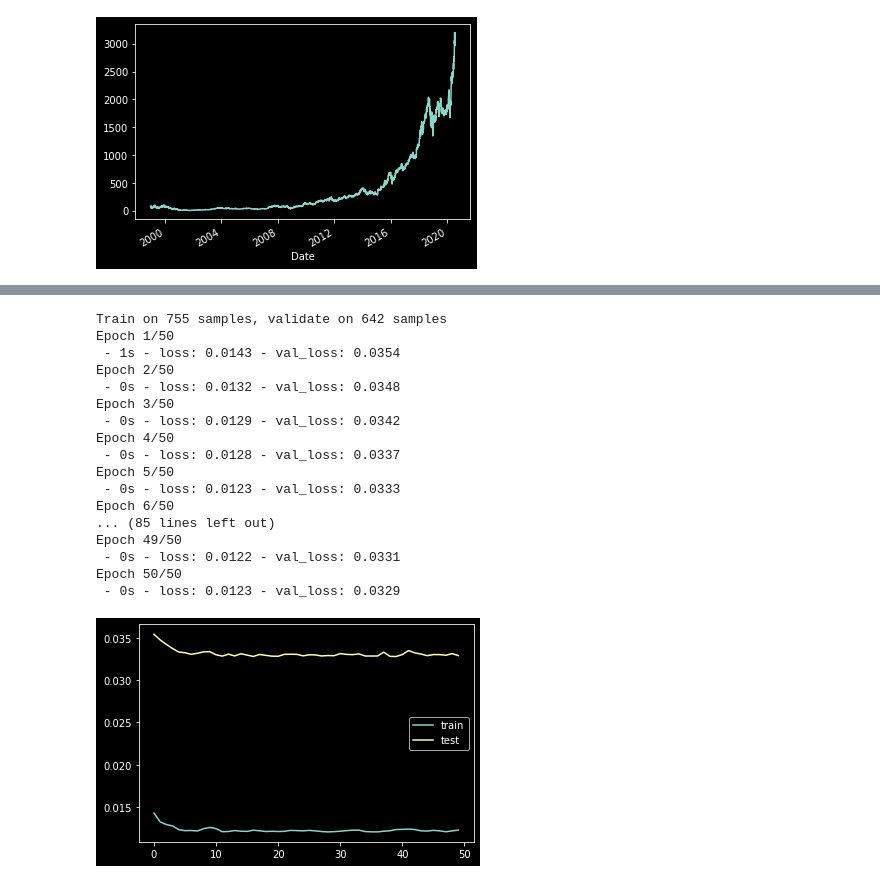
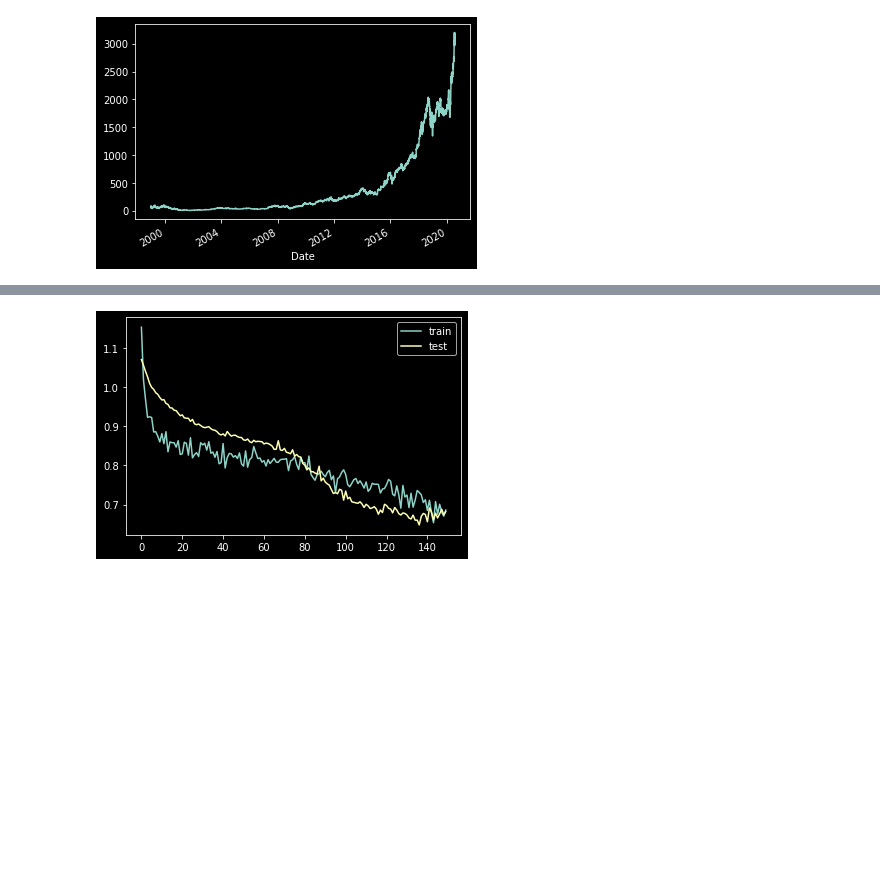
Before and after one commit to simonperrott/stockatron, a Jupyter notebook: stockatron_baseline_model.ipynb, the cells around one changed output, grey strips where cells are left out. Saved outputs shown, nothing was run; the diff lists cells and outputs as text; code cells hidden in the pictures; blank space fills up the shorter version.

Commit message:
Baseline model  with data preparation pipeline complete using a time series of the past 7 trading days to classify the price movement across the next 5 trading days.

```diff
--- a/stockatron_baseline_model.ipynb
+++ b/stockatron_baseline_model.ipynb
@@ -87,0 +64,2 @@ Date                                ...
+# %%
+df = create_labels(df_amzn, 5.0)
@@ -149,0 +148,7 @@ df_price_ts.tail(10)
+# %%
+# Choose Training data (avoiding data leak by training set having no data points in future of test set)
+train = df_price_ts.loc['2005' :'2017']
+# %%
+# Explore balance of classes in Training set
+label_groupings = train['label'].value_counts()
+print(label_groupings)
@@ -149,0 +160,22 @@ df_price_ts.tail(10)
+# %%
+# Balance classes in Training set by Down sampling randomly.
+# This is important for accuracy as I'm more interested in accurately predicting cases -1 and +1 rather than 0.
+from sklearn.utils import resample
+
+min_label_count = label_groupings.min()
+df_list = []
+# Separate by label
+for label in label_groupings.index:
+  df_for_label = train[train.label == label]
+  df_list.append(
+      resample(
+          df_for_label,
+          replace = False,    # sample without replacement
+          n_samples = min_label_count     # to match minority class
+          ))
+
+train_balanced = pd.concat(df_list)
+
+print(train_balanced.shape)
+# Display new class counts
+train_balanced.label.value_counts()
@@ -169,15 +223,16 @@ print(train_X.shape, train_y.shape, test_X.shape, test_y.shape)
 # %%
 from keras.models import Sequential
-from keras.layers import Dense
-from keras.layers import LSTM
+from keras.layers import Dense, Flatten, LSTM, Dropout
 
 # design network
 model = Sequential()
-model.add(LSTM(50, input_shape=(train_X.shape[1], train_X.shape[2])))
-model.add(Dense(1))
-model.compile(loss='mae', optimizer='adam')
+model.add(LSTM(100, activation='tanh', input_shape=(num_time_steps, n_features), dropout=0.4))
+model.add(Dropout(0.4))
+model.add(Dense(3, activation='softmax'))
+model.compile(loss='categorical_crossentropy', optimizer='adam', metrics=['accuracy'])
+
 # fit network
-history = model.fit(train_X, train_y, epochs=50, batch_size=72, validation_data=(test_X, test_y), verbose=2, shuffle=False)
+history = model.fit(train_X, train_y_dummy, epochs=150, batch_size=20, validation_data=(test_X, test_y_dummy), verbose=2, shuffle=False)
 # plot history
 pyplot.plot(history.history['loss'], label='train')
 pyplot.plot(history.history['val_loss'], label='test')
@@ -188,18 +259 @@ Using TensorFlow backend.
-Train on 755 samples, validate on 642 samples
-Epoch 1/50
- - 1s - loss: 0.0143 - val_loss: 0.0354
-Epoch 2/50
- - 0s - loss: 0.0132 - val_loss: 0.0348
-Epoch 3/50
- - 0s - loss: 0.0129 - val_loss: 0.0342
-Epoch 4/50
- - 0s - loss: 0.0128 - val_loss: 0.0337
-Epoch 5/50
- - 0s - loss: 0.0123 - val_loss: 0.0333
-Epoch 6/50
-... (85 lines left out)
-Epoch 49/50
- - 0s - loss: 0.0122 - val_loss: 0.0331
-Epoch 50/50
- - 0s - loss: 0.0123 - val_loss: 0.0329
-[figure, old version]
+[figure, new version]
```
Also changed, not shown: parts of 23 cells of this notebook.
